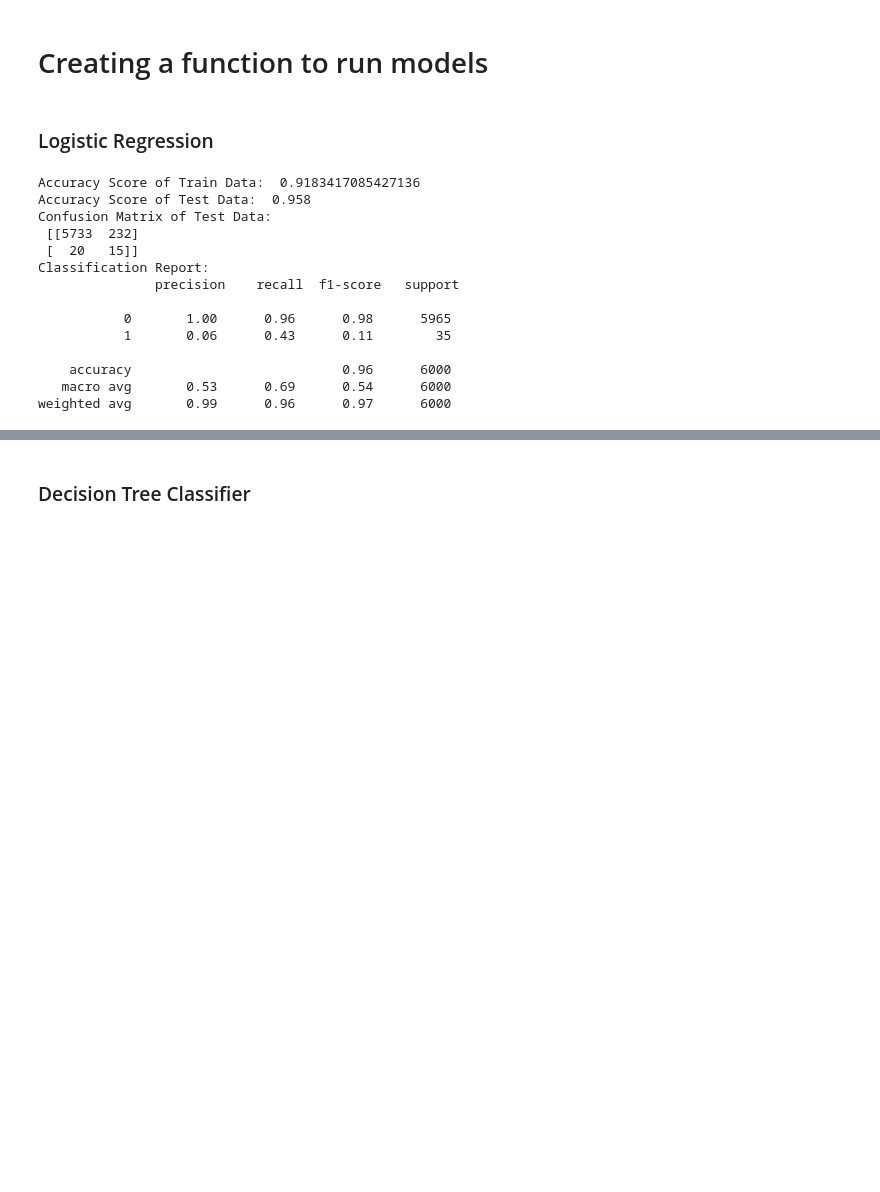
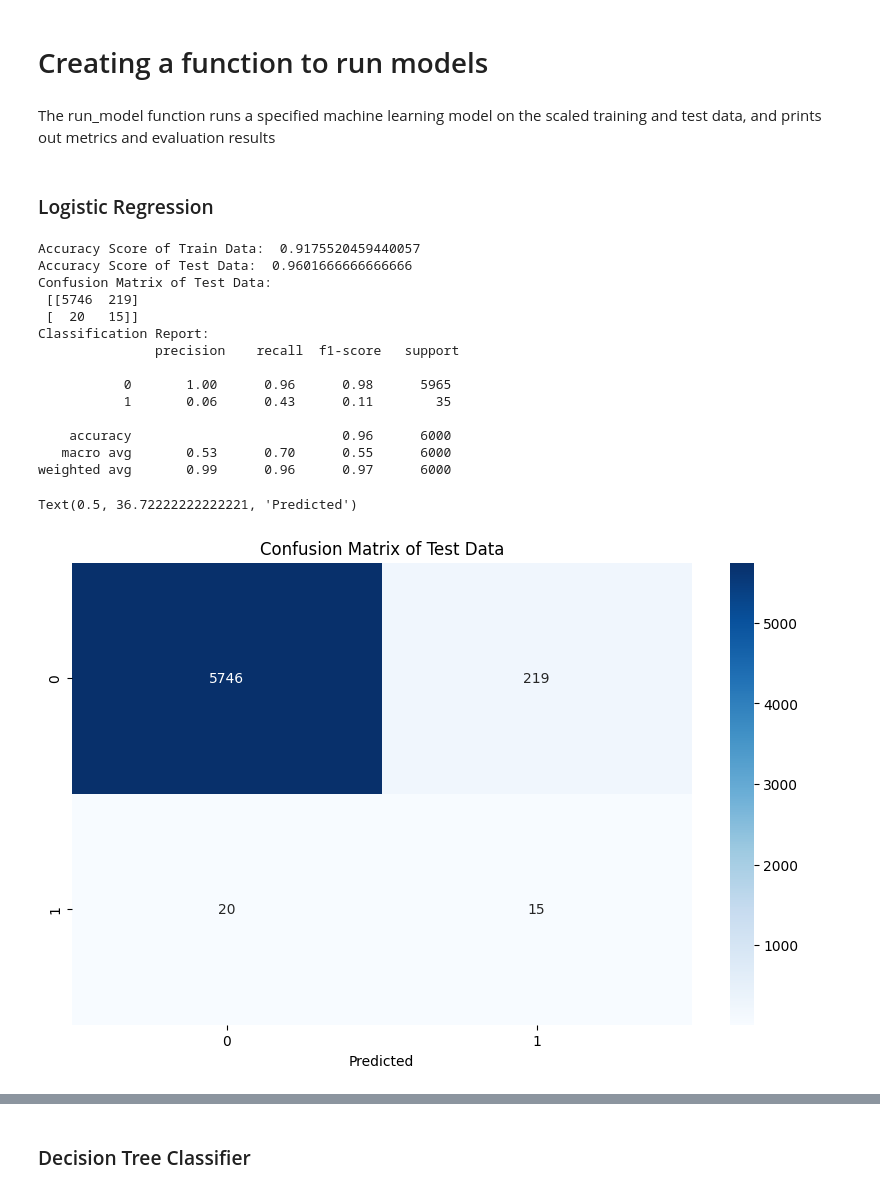
Before and after one commit to sobhimalak/ML-Supervised-learning-2, a Jupyter notebook: Positive_negative/Test.ipynb, the cells around one changed output, grey strips where cells are left out. Drawn from its saved outputs; the diff is of its cells as text; code cells hidden in the pictures; blank space fills up the shorter version.

```diff
--- a/Positive_negative/Test.ipynb
+++ b/Positive_negative/Test.ipynb
@@ -512,6 +542,8 @@ scaled_X_train = scaler.fit_transform(X_train_smote)
 scaled_X_test = scaler.transform(X_test)
 # %% [markdown]
 # Creating a function to run models
+# %% [markdown]
+The run_model function runs a specified machine learning model on the scaled training and test data, and prints out metrics and evaluation results
 # %%
 #making function to run models
 
@@ -536,26 +569,34 @@ def run_model(model):
         print("Classification Report: \n",classification_report(y_test,y_pred_test))
 # %% [markdown]
 ### Logistic Regression
-# %%
-#Logistic Regression
-
-log_reg = LogisticRegression()
-run_model(log_reg)
-# %% [output]
-Accuracy Score of Train Data:  0.9183417085427136
-Accuracy Score of Test Data:  0.958
-Confusion Matrix of Test Data:
- [[5733  232]
- [  20   15]]
-Classification Report:
-               precision    recall  f1-score   support
-
-           0       1.00      0.96      0.98      5965
-           1       0.06      0.43      0.11        35
-
-    accuracy                           0.96      6000
-   macro avg       0.53      0.69      0.54      6000
-weighted avg       0.99      0.96      0.97      6000
+# %%
+#Logistic Regression
+
+log_reg = LogisticRegression() # define a logistic regression model
+run_model(log_reg) # run the logistic regression model using the run_model function
+
+# generate a heatmap of the confusion matrix for the test data
+plt.figure(figsize=(10, 6))
+sns.heatmap(confusion_matrix(y_test, log_reg.predict(scaled_X_test)), annot=True, cmap='Blues', fmt='g')
+plt.title('Confusion Matrix of Test Data')
+plt.xlabel('Predicted')
+# %% [output]
+Accuracy Score of Train Data:  0.9175520459440057
+Accuracy Score of Test Data:  0.9601666666666666
+Confusion Matrix of Test Data:
+ [[5746  219]
+ [  20   15]]
+Classification Report:
+               precision    recall  f1-score   support
+
+           0       1.00      0.96      0.98      5965
+           1       0.06      0.43      0.11        35
+
+    accuracy                           0.96      6000
+   macro avg       0.53      0.70      0.55      6000
+weighted avg       0.99      0.96      0.97      6000
+Text(0.5, 36.72222222222221, 'Predicted')
+[figure, added]
 # %%
 # print accuracy and recall
 print("Accuracy: ",accuracy)
```
Also changed, not shown: parts of 33 cells of this notebook, 4 other files.
